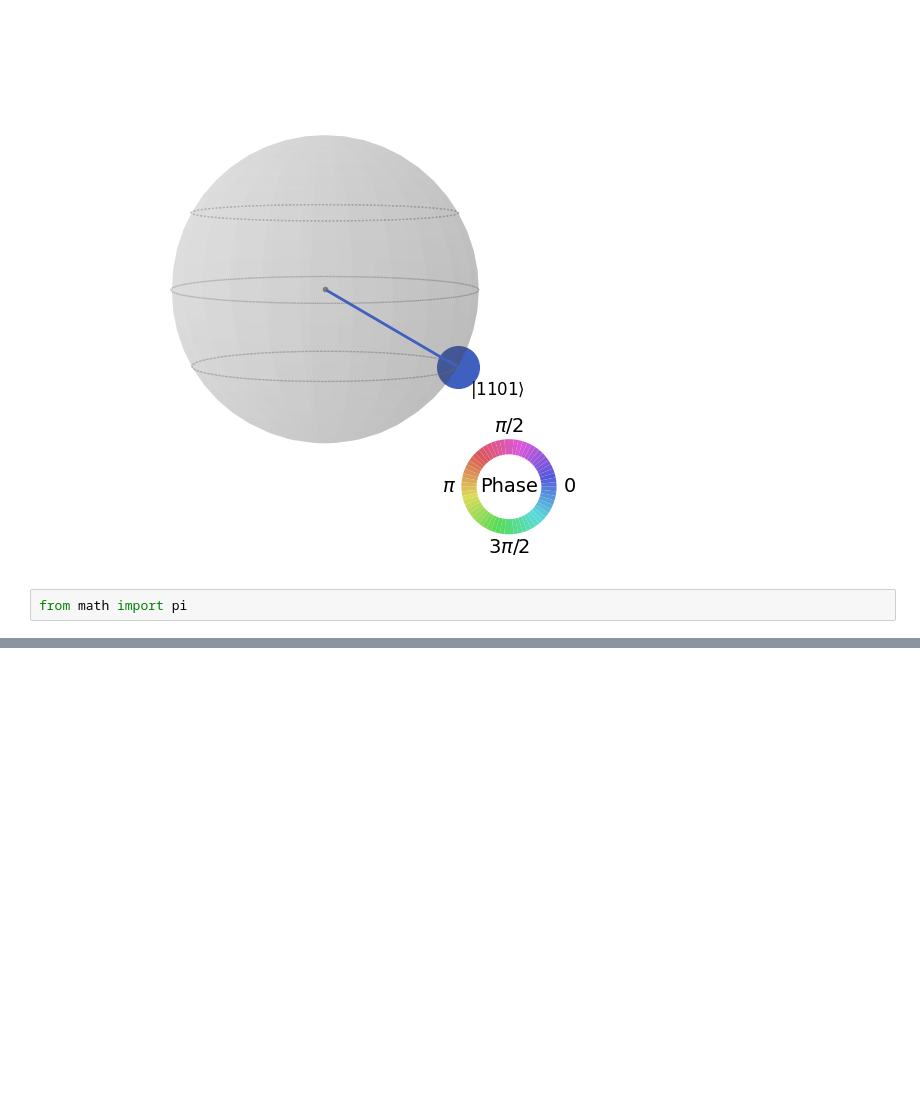
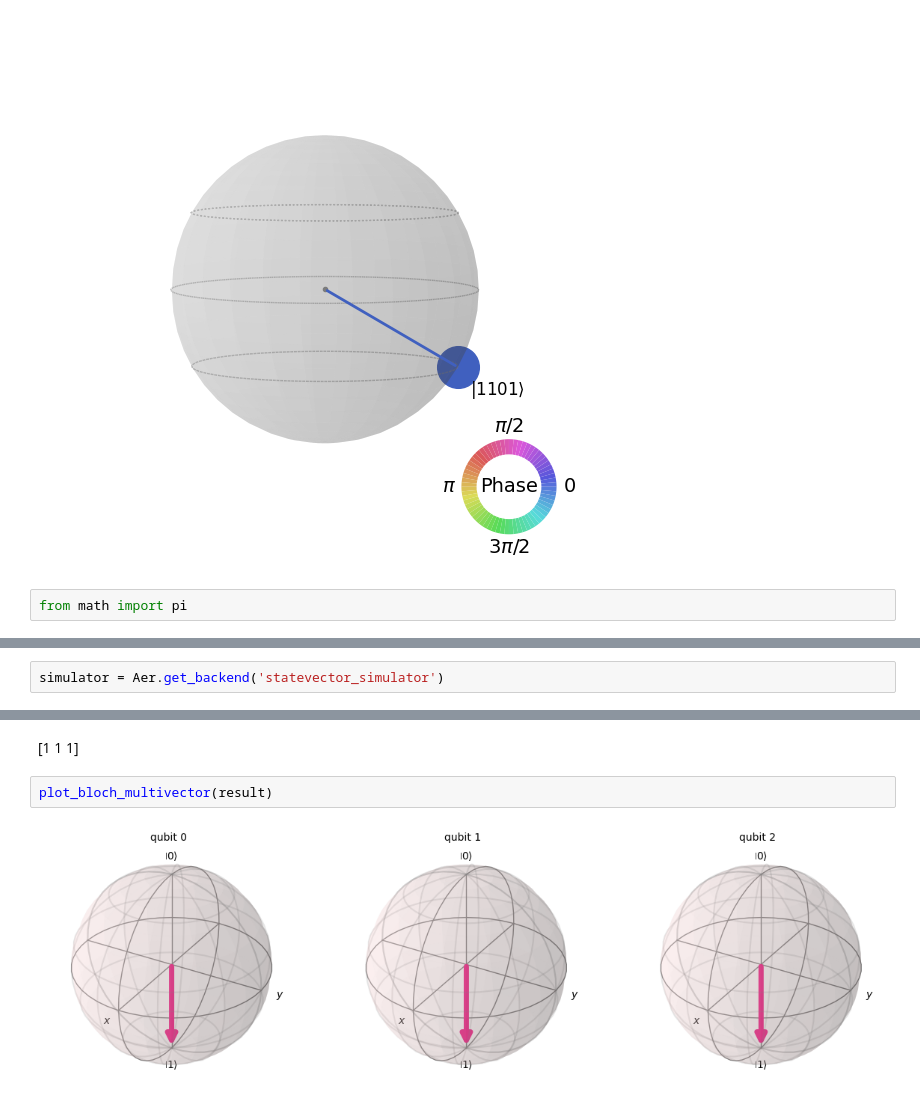
Before and after one commit to SAMANTA1401/Q_computing, a Jupyter notebook: qiskit/experiment.ipynb, the cells around one changed output, grey strips where cells are left out. Saved outputs shown, nothing was run; the diff lists cells and outputs as text; blank space fills up the shorter version.

```diff
--- a/qiskit/experiment.ipynb
+++ b/qiskit/experiment.ipynb
@@ -156,0 +180,2 @@ from math import pi
+# %%
+simulator = Aer.get_backend('statevector_simulator')
@@ -156,0 +199,6 @@ from math import pi
+# %% [markdown]
+[1 1 1]
+# %%
+plot_bloch_multivector(result)
+# %% [output]
+[figure, added]
```
Also changed, not shown: parts of 8 cells of this notebook.
